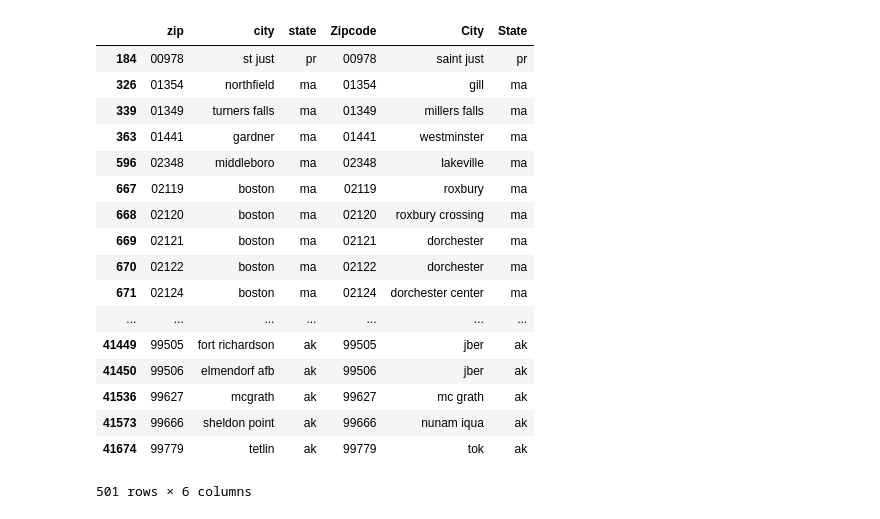
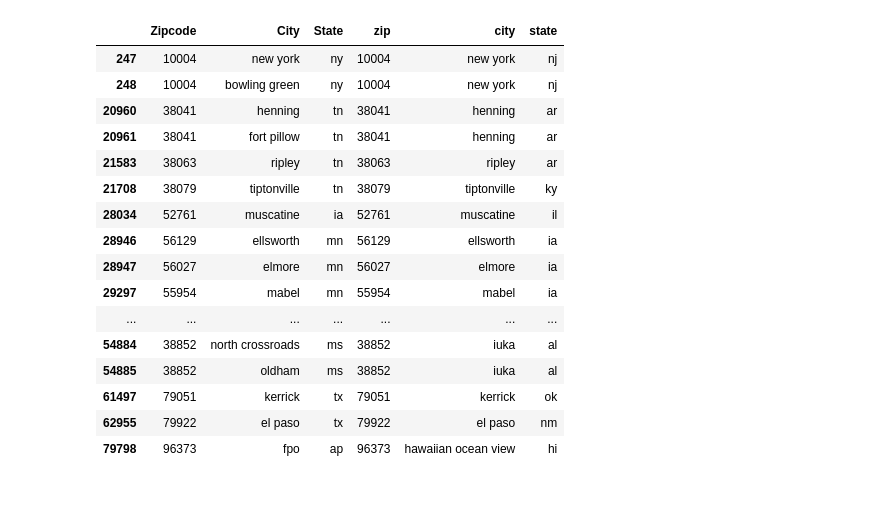
Before and after one commit to wrobstory/zipwhich, a Jupyter notebook: ZipComparo.ipynb, the cells around one changed output. Cells and saved outputs as stored; diff of their text form; code cells hidden in the pictures.

Commit message:
ENH: Upgrade to IPython 3, add all places zip

```diff
--- a/ZipComparo.ipynb
+++ b/ZipComparo.ipynb
@@ -3,6 +3,7 @@ import pandas as pd
 
 # Import, lowercase city/state name to attempt join later
 
+# Geonames is ~1:1 City/Place names to Zip Codes
 # Schema: http://download.geonames.org/export/zip/readme.txt
 col_names = ['country_code',
              'postal_code',
@@ -21,12 +22,28 @@ geonames['place_name'] = geonames['place_name'].str.lower()
 geonames['admin_code1'] = geonames['admin_code1'].str.lower()
 geonames_set = set(geonames['postal_code'])
 
+# Free-zip 1 is 1:1 City to Zip Code
 free_zip_db = pd.read_csv('free-zipcode-database-Primary.csv', dtype={'Zipcode': str})
 free_zip_db['City'] = free_zip_db['City'].str.lower()
 free_zip_db['State'] = free_zip_db['State'].str.lower()
-freezip_set = set(free_zip_city_state['Zipcode'])
+freezip_set = set(free_zip_db['Zipcode'])
 
+# Free-zip all is Many:1 City to Zip Code
+free_zip_all = pd.read_csv('free-zipcode-database-all-places.csv', dtype={'Zipcode': str})
+free_zip_all['City'] = free_zip_all['City'].str.lower()
+free_zip_all['State'] = free_zip_all['State'].str.lower()
+freezip_all_set = set(free_zip_all['Zipcode'])
+
+#
 noncensus = pd.read_csv('noncensus_zip.csv', dtype={'zip': str})
 noncensus['city'] = noncensus['city'].str.lower()
 noncensus['state'] = noncensus['state'].str.lower()
 noncensus_set = set(noncensus['zip'])
+
+set_lengths = {
+    'noncensus_set': len(noncensus_set),
+    'free_zip_set': len(freezip_set),
+    'free_zip_all_set': len(freezip_all_set),
+    'geonames_set': len(geonames_set)
+    }
+set_lengths
@@ -58,6 +61,7 @@ free_diff_geo_df
 # Columns of interest
 geo_zip_city_state = geonames[['postal_code', 'place_name', 'admin_code1']]
 free_zip_city_state = free_zip_db[['Zipcode', 'City', 'State']]
+free_zip_all_city_state = free_zip_all[['Zipcode', 'City', 'State']]
 noncensus_city_state = noncensus[['zip', 'city', 'state']]
 # %%
 # free-zip vs geonames
@@ -104,14 +112,17 @@ conflicting_free_geo
 # %%
 # noncensus vs free zip
-merged_non_free_zip = pd.merge(noncensus_city_state, free_zip_city_state,
-                               left_on=['zip'], right_on=['Zipcode'])
-merged_non_free_zip_city = pd.merge(noncensus_city_state, free_zip_city_state,
-                                    left_on=['zip', 'city'], right_on=['Zipcode', 'City'])
-merged_non_free_zip_city_state = pd.merge(noncensus_city_state, free_zip_city_state,
-                                          left_on=['zip', 'city', 'state'], right_on=['Zipcode', 'City', 'State'])
+merged_non_free_zip = pd.merge(free_zip_all_city_state, noncensus_city_state,
+                               right_on=['zip'], left_on=['Zipcode'])
+merged_non_free_zip_city = pd.merge(free_zip_all_city_state, noncensus_city_state,
+                                    right_on=['zip', 'city'], left_on=['Zipcode', 'City'])
+merged_non_free_zip_state = pd.merge(free_zip_all_city_state, noncensus_city_state,
+                                    right_on=['zip', 'state'], left_on=['Zipcode', 'State'])
+merged_non_free_zip_city_state = pd.merge(free_zip_all_city_state, noncensus_city_state,
+                                          right_on=['zip', 'city', 'state'], left_on=['Zipcode', 'City', 'State'])
 lengths_noncensus_free = {
     'merged_zip': len(merged_non_free_zip),
     'merged_zip_city': len(merged_non_free_zip_city),
+    'merged_zip_state': len(merged_non_free_zip_state),
     'merged_zip_city_state': len(merged_non_free_zip_city_state)
 }
 lengths_noncensus_free
@@ -120,22 +155,21 @@ lengths_noncensus_free
 # %%
-conflicting_non_free = merged_non_free_zip[~merged_non_free_zip['Zipcode'].isin(merged_non_free_zip_city['Zipcode'])]
-conflicting_non_free
+# What are our state conflicts?
+merged_non_free_zip[~merged_non_free_zip['Zipcode'].isin(merged_non_free_zip_state['Zipcode'])]
 # %% [output]
-|  | zip | city | state | Zipcode | City | State |
-| 184 | 00978 | st just | pr | 00978 | saint just | pr |
-| 326 | 01354 | northfield | ma | 01354 | gill | ma |
-| 339 | 01349 | turners falls | ma | 01349 | millers falls | ma |
-| 363 | 01441 | gardner | ma | 01441 | westminster | ma |
-| 596 | 02348 | middleboro | ma | 02348 | lakeville | ma |
-| 667 | 02119 | boston | ma | 02119 | roxbury | ma |
-| 668 | 02120 | boston | ma | 02120 | roxbury crossing | ma |
-| 669 | 02121 | boston | ma | 02121 | dorchester | ma |
-| 670 | 02122 | boston | ma | 02122 | dorchester | ma |
-| 671 | 02124 | boston | ma | 02124 | dorchester center | ma |
+|  | Zipcode | City | State | zip | city | state |
+| 247 | 10004 | new york | ny | 10004 | new york | nj |
+| 248 | 10004 | bowling green | ny | 10004 | new york | nj |
+| 20960 | 38041 | henning | tn | 38041 | henning | ar |
+| 20961 | 38041 | fort pillow | tn | 38041 | henning | ar |
+| 21583 | 38063 | ripley | tn | 38063 | ripley | ar |
+| 21708 | 38079 | tiptonville | tn | 38079 | tiptonville | ky |
+| 28034 | 52761 | muscatine | ia | 52761 | muscatine | il |
+| 28946 | 56129 | ellsworth | mn | 56129 | ellsworth | ia |
+| 28947 | 56027 | elmore | mn | 56027 | elmore | ia |
+| 29297 | 55954 | mabel | mn | 55954 | mabel | ia |
 | ... | ... | ... | ... | ... | ... | ... |
-| 41449 | 99505 | fort richardson | ak | 99505 | jber | ak |
-| 41450 | 99506 | elmendorf afb | ak | 99506 | jber | ak |
-| 41536 | 99627 | mcgrath | ak | 99627 | mc grath | ak |
-| 41573 | 99666 | sheldon point | ak | 99666 | nunam iqua | ak |
-| 41674 | 99779 | tetlin | ak | 99779 | tok | ak |
+| 54884 | 38852 | north crossroads | ms | 38852 | iuka | al |
+| 54885 | 38852 | oldham | ms | 38852 | iuka | al |
+| 61497 | 79051 | kerrick | tx | 79051 | kerrick | ok |
+| 62955 | 79922 | el paso | tx | 79922 | el paso | nm |
+| 79798 | 96373 | fpo | ap | 96373 | hawaiian ocean view | hi |
-501 rows × 6 columns
```
Also changed, not shown: parts of 14 cells of this notebook, 1 other file.
